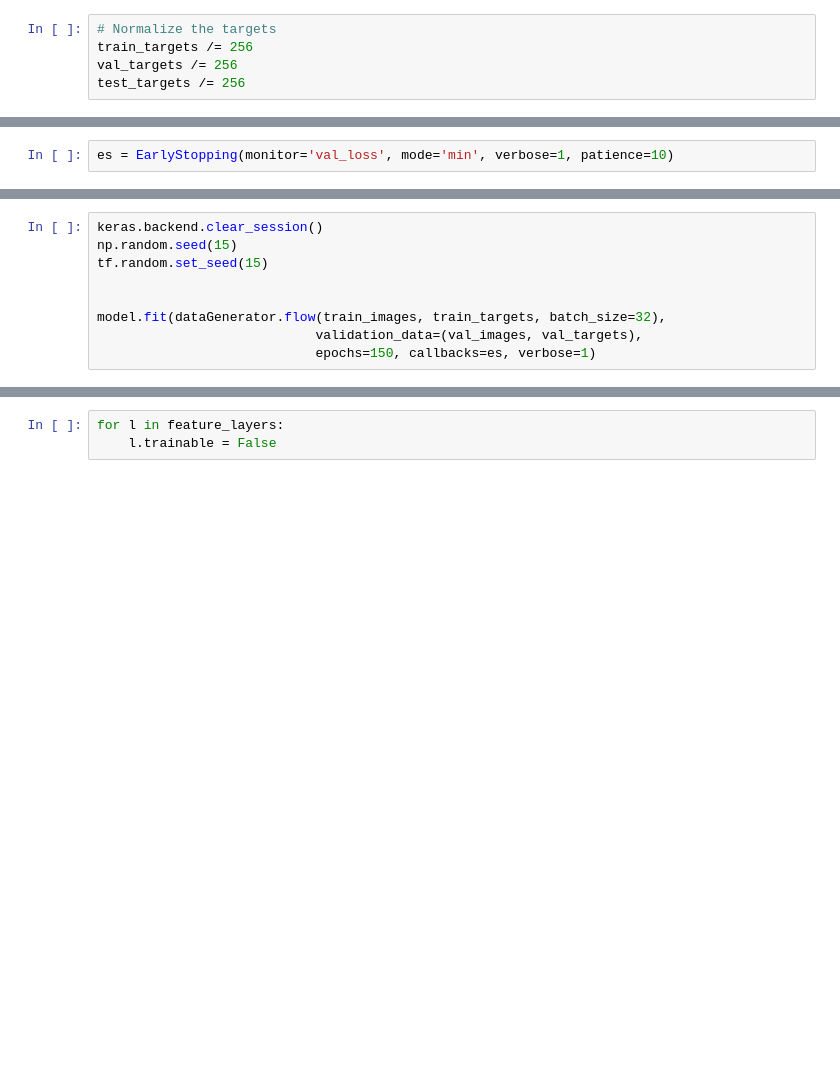
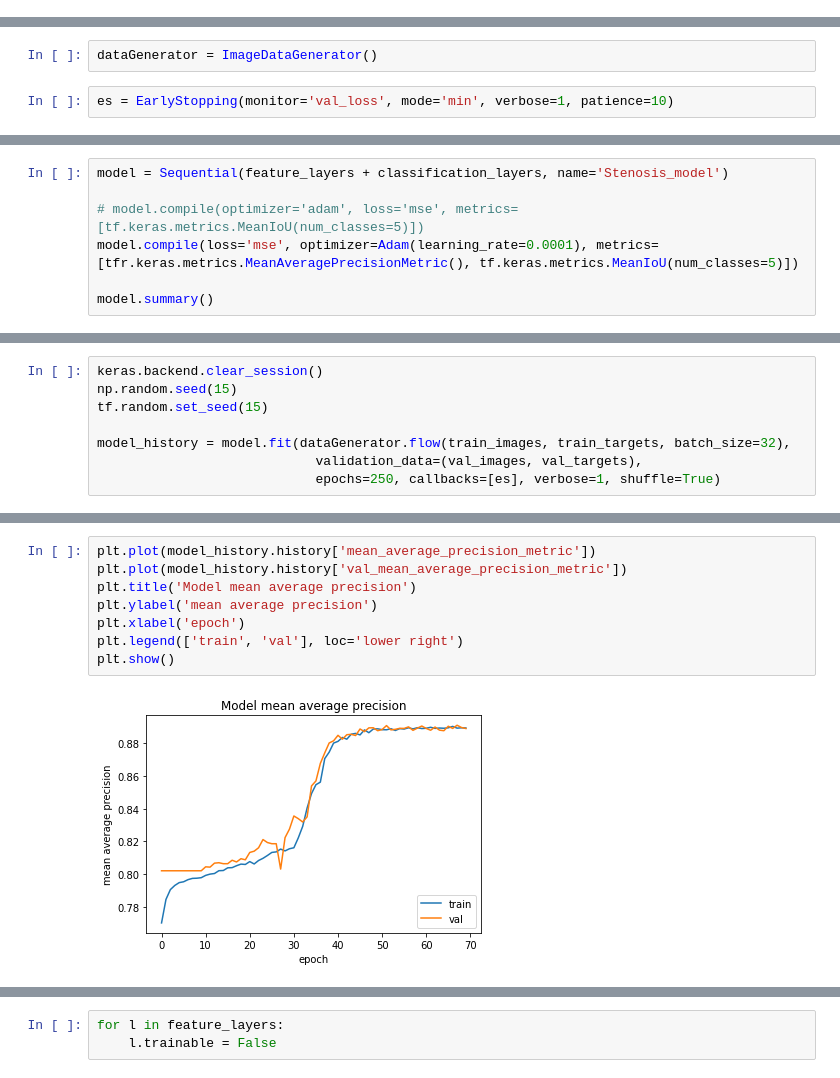
Before and after one commit to NevilleMthw/Stenosis-Project, a Jupyter notebook: transfer_learning_model.ipynb, the cells around one changed output, grey strips where cells are left out. Drawn from its saved outputs; the diff is of its cells as text; blank space fills up the shorter version.

Commit message:
Performed transfer learning, awaiting improvement

```diff
--- a/transfer_learning_model.ipynb
+++ b/transfer_learning_model.ipynb
@@ -160,5 +181,0 @@ UFuncTypeError: Cannot cast ufunc 'divide' output from dtype('float64') to dtype
-# %%
-# Normalize the targets
-train_targets /= 256
-val_targets /= 256
-test_targets /= 256
@@ -269,2 +182,4 @@ coreClock: 1.545GHz coreCount: 68 deviceMemorySize: 10.76GiB deviceMemoryBandwid
+# %%
+dataGenerator = ImageDataGenerator()
 # %%
 es = EarlyStopping(monitor='val_loss', mode='min', verbose=1, patience=10)
@@ -270,0 +269,7 @@ es = EarlyStopping(monitor='val_loss', mode='min', verbose=1, patience=10)
+# %%
+model = Sequential(feature_layers + classification_layers, name='Stenosis_model')
+
+# model.compile(optimizer='adam', loss='mse', metrics=[tf.keras.metrics.MeanIoU(num_classes=5)])
+model.compile(loss='mse', optimizer=Adam(learning_rate=0.0001), metrics=[tfr.keras.metrics.MeanAveragePrecisionMetric(), tf.keras.metrics.MeanIoU(num_classes=5)])
+
+model.summary()
@@ -273,8 +313,7 @@ keras.backend.clear_session()
 np.random.seed(15)
 tf.random.set_seed(15)
 
-
-model.fit(dataGenerator.flow(train_images, train_targets, batch_size=32),
+model_history = model.fit(dataGenerator.flow(train_images, train_targets, batch_size=32),
                             validation_data=(val_images, val_targets),
-                            epochs=150, callbacks=es, verbose=1)
+                            epochs=250, callbacks=[es], verbose=1, shuffle=True)
 # %% [output]
@@ -295,0 +354,10 @@ Error:
+# %%
+plt.plot(model_history.history['mean_average_precision_metric'])
+plt.plot(model_history.history['val_mean_average_precision_metric'])
+plt.title('Model mean average precision')
+plt.ylabel('mean average precision')
+plt.xlabel('epoch')
+plt.legend(['train', 'val'], loc='lower right')
+plt.show()
+# %% [output]
+[figure, added]
```
Also changed, not shown: parts of 42 cells of this notebook.
